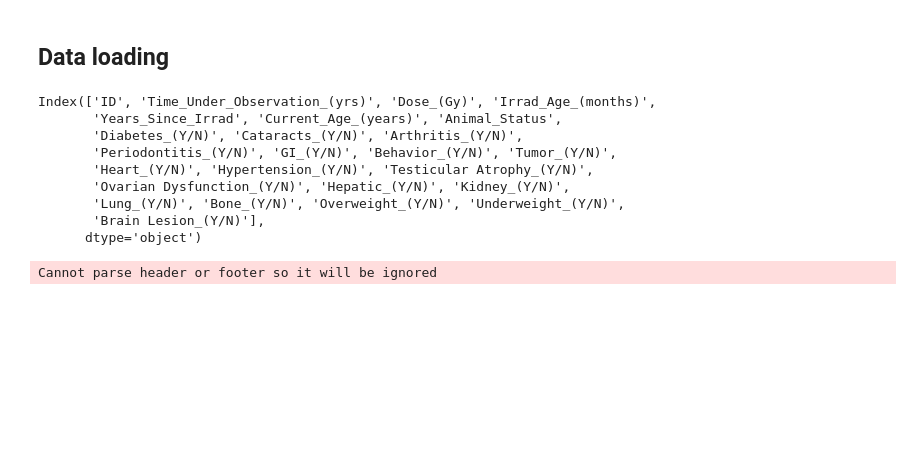
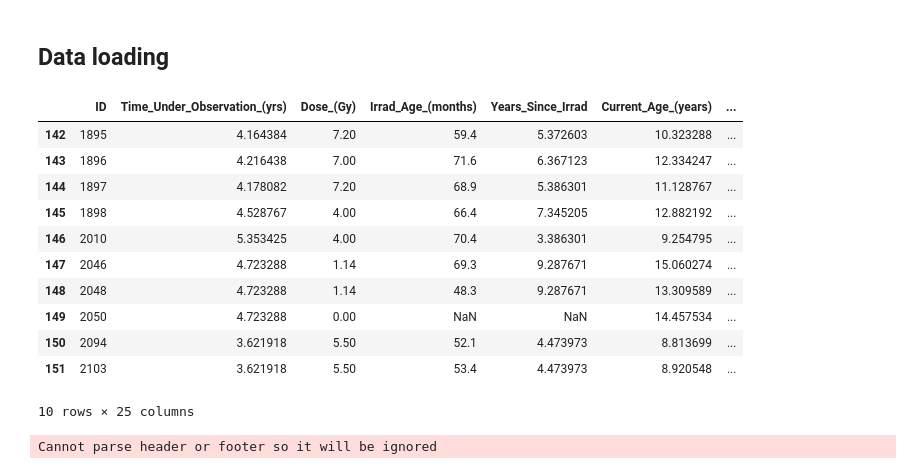
Before and after one commit to aidan-lew/monkey_health, a Jupyter notebook: B_monkeys.ipynb, the cells around one changed output. Saved outputs shown, nothing was run; the diff lists cells and outputs as text; code cells hidden in the pictures; blank space fills up the shorter version.

```diff
--- a/B_monkeys.ipynb
+++ b/B_monkeys.ipynb
@@ -114,44 +114,47 @@ minmod_health_monkey_df['Hypertension_(Y/N)'] = minmod_health_monkey_df['Hyperte
 minmod_health_monkey_df['Testicular Atrophy_(Y/N)'] = minmod_health_monkey_df['Testicular Atrophy_(Y/N)'].map({'Y': 1})
 minmod_health_monkey_df['Ovarian Dysfunction_(Y/N)'] = minmod_health_monkey_df['Ovarian Dysfunction_(Y/N)'].map({'Y': 1})
 minmod_health_monkey_df['Hepatic_(Y/N)'] = minmod_health_monkey_df['Hepatic_(Y/N)'].map({'Y': 1})
 minmod_health_monkey_df['Kidney_(Y/N)'] = minmod_health_monkey_df['Kidney_(Y/N)'].map({'Y': 1})
 minmod_health_monkey_df['Lung_(Y/N)'] = minmod_health_monkey_df['Lung_(Y/N)'].map({'Y': 1})
 minmod_health_monkey_df['Bone_(Y/N)'] = minmod_health_monkey_df['Bone_(Y/N)'].map({'Y': 1})
 minmod_health_monkey_df['Overweight_(Y/N)'] = minmod_health_monkey_df['Overweight_(Y/N)'].map({'Y': 1})
 minmod_health_monkey_df['Underweight_(Y/N)'] = minmod_health_monkey_df['Underweight_(Y/N)'].map({'Y': 1})
 minmod_health_monkey_df['Brain Lesion_(Y/N)'] = minmod_health_monkey_df['Brain Lesion_(Y/N)'].map({'Y': 1})
 
 
 # NaN to 0
 minmod_health_monkey_df[['Diabetes_(Y/N)', 'Cataracts_(Y/N)', 'Arthritis_(Y/N)',
        'Periodontitis_(Y/N)', 'GI_(Y/N)', 'Behavior_(Y/N)', 'Tumor_(Y/N)',
        'Heart_(Y/N)', 'Hypertension_(Y/N)', 'Testicular Atrophy_(Y/N)',
        'Ovarian Dysfunction_(Y/N)', 'Hepatic_(Y/N)', 'Kidney_(Y/N)',
        'Lung_(Y/N)', 'Bone_(Y/N)', 'Overweight_(Y/N)', 'Underweight_(Y/N)',
        'Brain Lesion_(Y/N)']]= minmod_health_monkey_df[['Diabetes_(Y/N)', 'Cataracts_(Y/N)', 'Arthritis_(Y/N)',
        'Periodontitis_(Y/N)', 'GI_(Y/N)', 'Behavior_(Y/N)', 'Tumor_(Y/N)',
        'Heart_(Y/N)', 'Hypertension_(Y/N)', 'Testicular Atrophy_(Y/N)',
        'Ovarian Dysfunction_(Y/N)', 'Hepatic_(Y/N)', 'Kidney_(Y/N)',
        'Lung_(Y/N)', 'Bone_(Y/N)', 'Overweight_(Y/N)', 'Underweight_(Y/N)',
        'Brain Lesion_(Y/N)']].fillna(0, #inplace=True
 )
 
 #LIVING/DECESED to 1/0
 minmod_health_monkey_df['Animal_Status'] = minmod_health_monkey_df['Animal_Status'].map({'LIVING':1, 'DECEASED': 0})
 
 
-#minmod_health_monkey_df.head(10)
-minmod_health_monkey_df.columns
+minmod_health_monkey_df.tail(10)
+#minmod_health_monkey_df.columns
 # %% [output]
+|  | ID | Time_Under_Observation_(yrs) | Dose_(Gy) | Irrad_Age_(months) | Years_Since_Irrad | Current_Age_(years) | ... |
+| 142 | 1895 | 4.164384 | 7.20 | 59.4 | 5.372603 | 10.323288 | ... |
+| 143 | 1896 | 4.216438 | 7.00 | 71.6 | 6.367123 | 12.334247 | ... |
+| 144 | 1897 | 4.178082 | 7.20 | 68.9 | 5.386301 | 11.128767 | ... |
+| 145 | 1898 | 4.528767 | 4.00 | 66.4 | 7.345205 | 12.882192 | ... |
+| 146 | 2010 | 5.353425 | 4.00 | 70.4 | 3.386301 | 9.254795 | ... |
+| 147 | 2046 | 4.723288 | 1.14 | 69.3 | 9.287671 | 15.060274 | ... |
+| 148 | 2048 | 4.723288 | 1.14 | 48.3 | 9.287671 | 13.309589 | ... |
+| 149 | 2050 | 4.723288 | 0.00 | NaN | NaN | 14.457534 | ... |
+| 150 | 2094 | 3.621918 | 5.50 | 52.1 | 4.473973 | 8.813699 | ... |
+| 151 | 2103 | 3.621918 | 5.50 | 53.4 | 4.473973 | 8.920548 | ... |
-Index(['ID', 'Time_Under_Observation_(yrs)', 'Dose_(Gy)', 'Irrad_Age_(months)',
-       'Years_Since_Irrad', 'Current_Age_(years)', 'Animal_Status',
-       'Diabetes_(Y/N)', 'Cataracts_(Y/N)', 'Arthritis_(Y/N)',
-       'Periodontitis_(Y/N)', 'GI_(Y/N)', 'Behavior_(Y/N)', 'Tumor_(Y/N)',
-       'Heart_(Y/N)', 'Hypertension_(Y/N)', 'Testicular Atrophy_(Y/N)',
-       'Ovarian Dysfunction_(Y/N)', 'Hepatic_(Y/N)', 'Kidney_(Y/N)',
-       'Lung_(Y/N)', 'Bone_(Y/N)', 'Overweight_(Y/N)', 'Underweight_(Y/N)',
-       'Brain Lesion_(Y/N)'],
-      dtype='object')
+10 rows × 25 columns
 # %%
 #Makee a df were all the data is present (except irrad data for the controls)
 minbio_monkey_df = pd.read_excel('../Documents/full_monkey_data_r2.xlsx',
```
Also changed, not shown: parts of 14 cells of this notebook.
